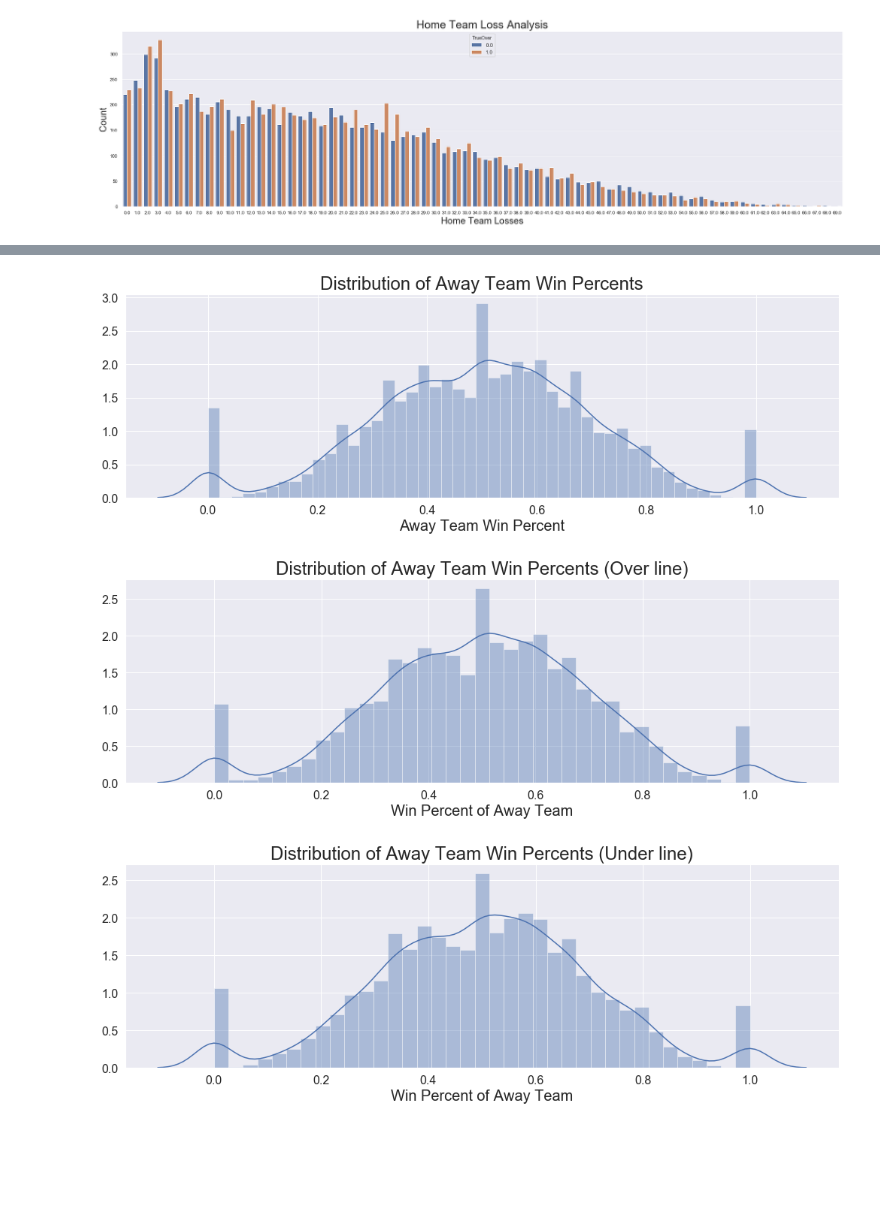
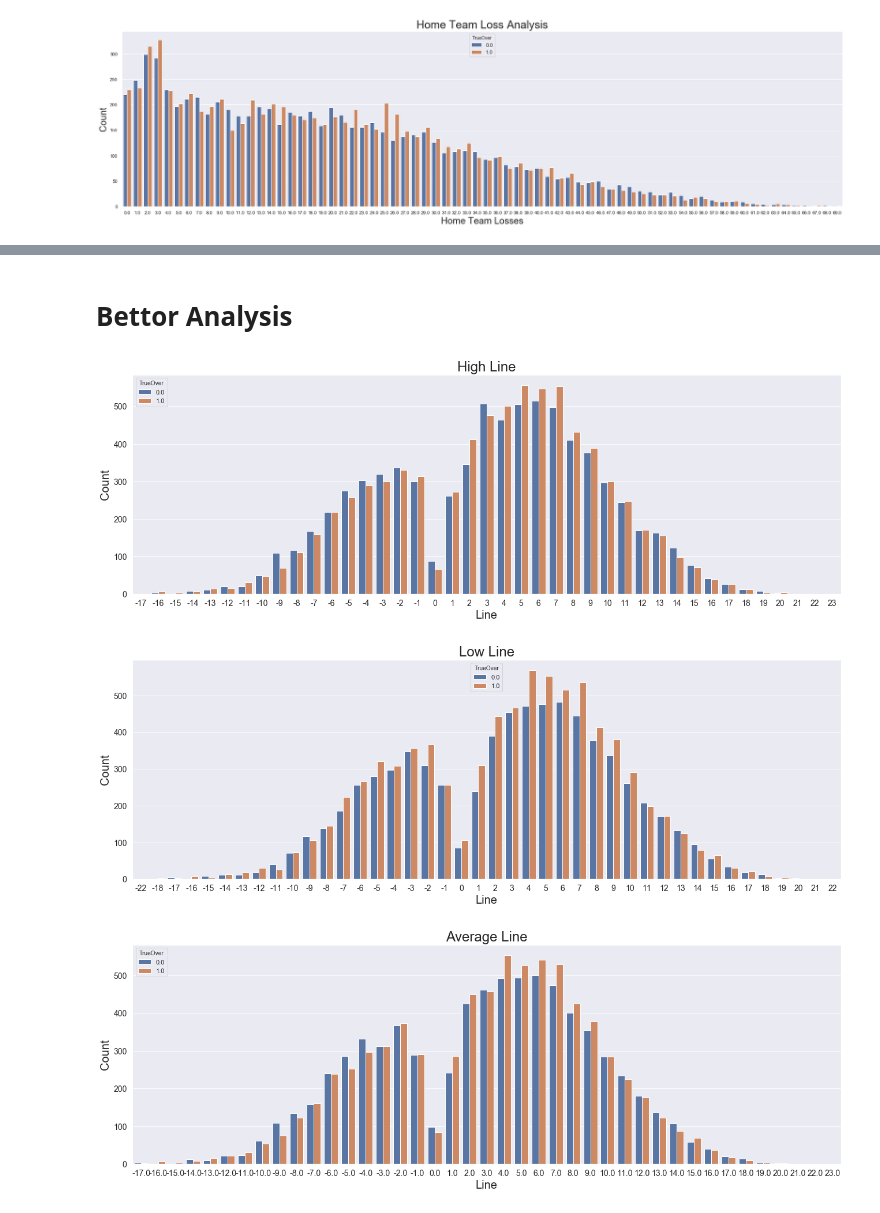
Before and after one commit to SidTheKid007/NBA-Gambling, a Jupyter notebook: Betting Visual Analysis.ipynb, the cells around one changed output, grey strips where cells are left out. Cells and saved outputs as stored; diff of their text form; code cells hidden in the pictures; blank space fills up the shorter version.

Commit message:
Visual Distribution Analysis

```diff
--- a/Betting Visual Analysis.ipynb
+++ b/Betting Visual Analysis.ipynb
@@ -216,25 +225,36 @@ plt.show()
+# %% [markdown]
+# Bettor Analysis
 # %%
-sns.set(rc={'figure.figsize':(17,5)})
-ax = sns.distplot(df2['AT%'])
-ax.set_title("Distribution of Away Team Win Percents", fontsize=24)
-ax.set_xlabel("Away Team Win Percent",fontsize=20)
-ax.tick_params(labelsize=16)
+df3 = df2.copy(deep=True)
+df3.loc[df3['WinMargin'] < df3['TopLine'], 'TrueOver'] = 0
+df3.loc[df3['WinMargin'] >= df3['TopLine'], 'TrueOver'] = 1
+sns.set(rc={'figure.figsize':(22,7)})
+ax = sns.countplot(x="TopLine", hue="TrueOver", data=df3)
+ax.set_title("High Line", fontsize=24)
+ax.set_xlabel("Line",fontsize=20)
+ax.set_ylabel("Count",fontsize=20)
+ax.tick_params(labelsize=14)
 plt.show()
-df3 = df2[df2['TrueOver']>.5]
-sns.set(rc={'figure.figsize':(17,5)})
-ax = sns.distplot(df3['AT%'])
-ax.set_title("Distribution of Away Team Win Percents (Over line)", fontsize=24)
-ax.set_xlabel("Win Percent of Away Team",fontsize=20)
-ax.tick_params(labelsize=16)
+df3 = df2.copy(deep=True)
+df3.loc[df3['WinMargin'] < df3['BotLine'], 'TrueOver'] = 0
+df3.loc[df3['WinMargin'] >= df3['BotLine'], 'TrueOver'] = 1
+sns.set(rc={'figure.figsize':(22,7)})
+ax = sns.countplot(x="BotLine", hue="TrueOver", data=df3)
+ax.set_title("Low Line", fontsize=24)
+ax.set_xlabel("Line",fontsize=20)
+ax.set_ylabel("Count",fontsize=20)
+ax.tick_params(labelsize=14)
 plt.show()
-df3 = df2[df2['TrueOver']<.5]
-sns.set(rc={'figure.figsize':(17,5)})
-ax = sns.distplot(df3['AT%'])
-ax.set_title("Distribution of Away Team Win Percents (Under line)", fontsize=24)
-ax.set_xlabel("Win Percent of Away Team",fontsize=20)
-ax.tick_params(labelsize=16)
+df3 = df2.copy(deep=True)
+df3 = df3.round({'average': 0})
+sns.set(rc={'figure.figsize':(22,7)})
+ax = sns.countplot(x="average", hue="TrueOver", data=df3)
+ax.set_title("Average Line", fontsize=24)
+ax.set_xlabel("Line",fontsize=20)
+ax.set_ylabel("Count",fontsize=20)
+ax.tick_params(labelsize=14)
 plt.show()
 # %% [output]
-[figure, old version]
+[figure, new version]
-[figure, old version]
+[figure, new version]
-[figure, old version]
+[figure, new version]
```
Also changed, not shown: parts of 6 cells of this notebook.
